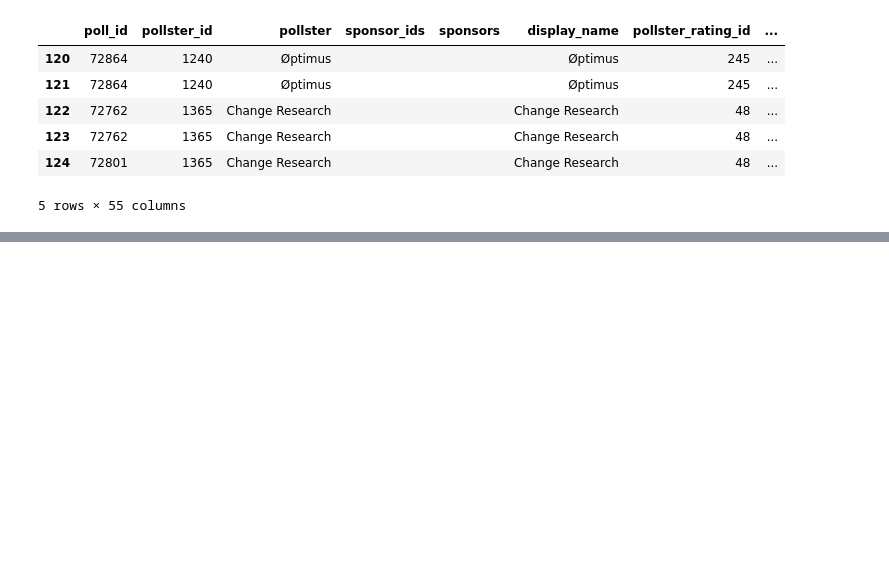
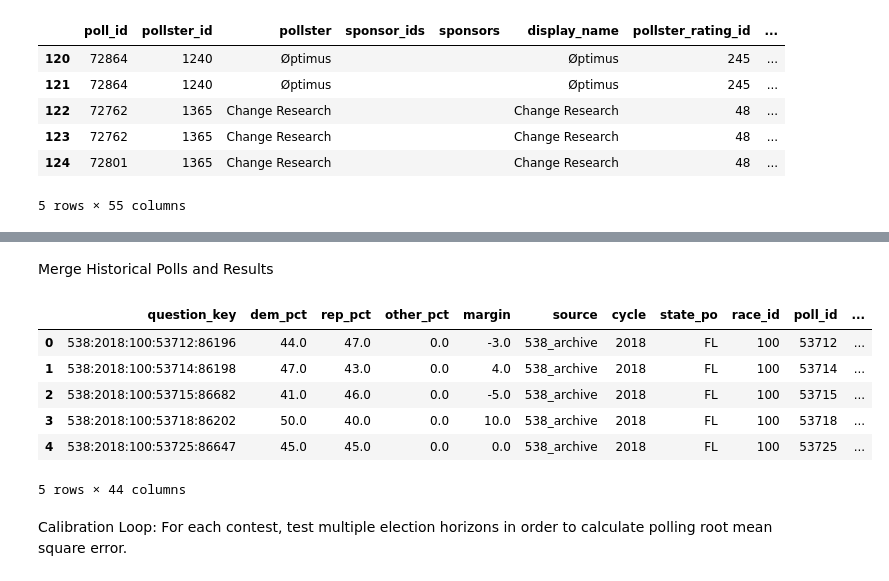
Before and after one commit to arasteh-git/election-modeling, a Jupyter notebook: notebooks/data-pulls.ipynb, the cells around one changed output, grey strips where cells are left out. Cells and saved outputs as stored; diff of their text form; code cells hidden in the pictures; blank space fills up the shorter version.

```diff
--- a/notebooks/data-pulls.ipynb
+++ b/notebooks/data-pulls.ipynb
@@ -233,0 +243,19 @@ wide_polls.head()
+# %% [markdown]
+Merge Historical Polls and Results
+# %%
+historical = (wide_polls.merge(wide, on='contest_id', how='left', validate='many_to_one', suffixes=('', '_result')))
+
+historical['election_date'] = pd.to_datetime(historical['election_date'])
+historical['end_date'] = pd.to_datetime(historical['end_date'])
+
+historical.head()
+# %% [output]
+|  | question_key | dem_pct | rep_pct | other_pct | margin | source | cycle | state_po | race_id | poll_id | ... |
+| 0 | 538:2018:100:53712:86196 | 44.0 | 47.0 | 0.0 | -3.0 | 538_archive | 2018 | FL | 100 | 53712 | ... |
+| 1 | 538:2018:100:53714:86198 | 47.0 | 43.0 | 0.0 | 4.0 | 538_archive | 2018 | FL | 100 | 53714 | ... |
+| 2 | 538:2018:100:53715:86682 | 41.0 | 46.0 | 0.0 | -5.0 | 538_archive | 2018 | FL | 100 | 53715 | ... |
+| 3 | 538:2018:100:53718:86202 | 50.0 | 40.0 | 0.0 | 10.0 | 538_archive | 2018 | FL | 100 | 53718 | ... |
+| 4 | 538:2018:100:53725:86647 | 45.0 | 45.0 | 0.0 | 0.0 | 538_archive | 2018 | FL | 100 | 53725 | ... |
+5 rows × 44 columns
+# %% [markdown]
+Calibration Loop: For each contest, test multiple election horizons in order to calculate polling root mean square error.
```
Also changed, not shown: parts of 13 cells of this notebook, 5 other files.
